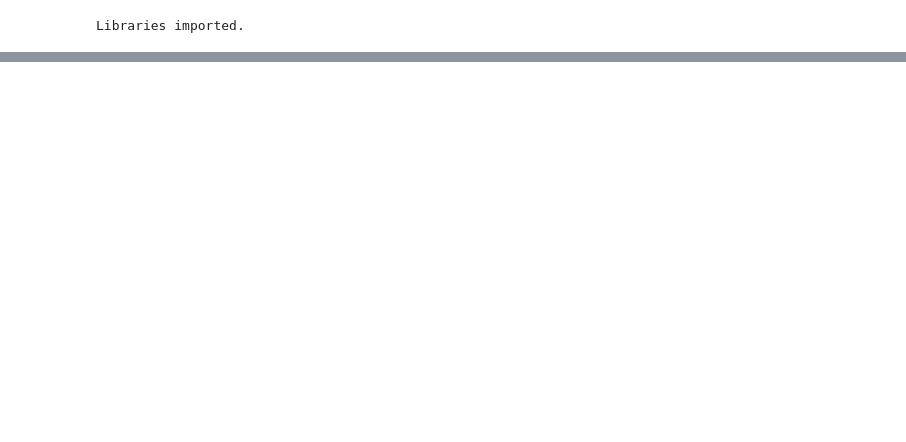
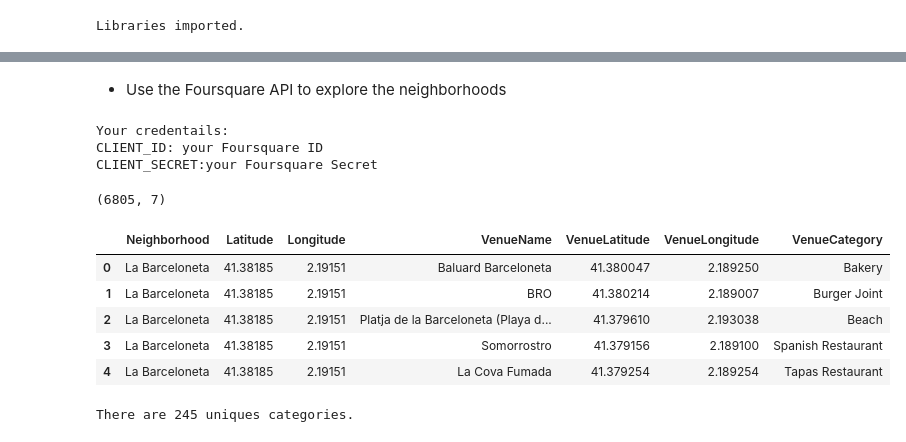
Before and after one commit to bidentity/Capstone_movilens, a Jupyter notebook: IBM_Coursera_Capstone.ipynb, the cells around one changed output, grey strips where cells are left out. Saved outputs shown, nothing was run; the diff lists cells and outputs as text; code cells hidden in the pictures; blank space fills up the shorter version.

```diff
--- a/IBM_Coursera_Capstone.ipynb
+++ b/IBM_Coursera_Capstone.ipynb
@@ -33,0 +205,70 @@ Libraries imported.
+# %% [markdown]
+* Use the Foursquare API to explore the neighborhoods
+# %%
+CLIENT_ID = 'your Foursquare ID' # your Foursquare ID
+CLIENT_SECRET = 'your Foursquare Secret' # your Foursquare Secret
+VERSION = '20180605' # Foursquare API version
+
+print('Your credentails:')
+print('CLIENT_ID: ' + CLIENT_ID)
+print('CLIENT_SECRET:' + CLIENT_SECRET)
+# %% [output]
+Your credentails:
+CLIENT_ID: your Foursquare ID
+CLIENT_SECRET:your Foursquare Secret
+# %%
+radius = 2000
+LIMIT = 100
+CLIENT_ID = 'X05YNJIZO4FRI42P2MNDWQOUMIAZJV4Z0SWA4LZQGKOKBGA4'
+CLIENT_SECRET = 'KDR1IOSQ2J5KVHVTVWIBXRWBKB5ZJILPGV5NJI03NZCRSQI0'
+
+venues = []
+
+for lat, long, neighborhood in zip(kl_df2['Latitude'], kl_df2['Longitude'], kl_df2['Neighborhood']):
+
+    # create the API request URL
+    url = "https://api.foursquare.com/v2/venues/explore?client_id={}&client_secret={}&v={}&ll={},{}&radius={}&limit={}".format(
+        CLIENT_ID,
+        CLIENT_SECRET,
+        VERSION,
+        lat,
+        long,
+        radius,
+        LIMIT)
+
+    # make the GET request
+    results = requests.get(url).json()["response"]['groups'][0]['items']
+
+    # return only relevant information for each nearby venue
+    for venue in results:
+        venues.append((
+            neighborhood,
+            lat,
+            long,
+            venue['venue']['name'],
+            venue['venue']['location']['lat'],
+            venue['venue']['location']['lng'],
+            venue['venue']['categories'][0]['name']))
+# %%
+# convert the venues list into a new DataFrame
+venues_df = pd.DataFrame(venues)
+
+# define the column names
+venues_df.columns = ['Neighborhood', 'Latitude', 'Longitude', 'VenueName', 'VenueLatitude', 'VenueLongitude', 'VenueCategory']
+
+print(venues_df.shape)
+venues_df.head()
+# %% [output]
+(6805, 7)
+|  | Neighborhood | Latitude | Longitude | VenueName | VenueLatitude | VenueLongitude | VenueCategory |
+| 0 | La Barceloneta | 41.38185 | 2.19151 | Baluard Barceloneta | 41.380047 | 2.189250 | Bakery |
+| 1 | La Barceloneta | 41.38185 | 2.19151 | BRO | 41.380214 | 2.189007 | Burger Joint |
+| 2 | La Barceloneta | 41.38185 | 2.19151 | Platja de la Barceloneta (Playa d... | 41.379610 | 2.193038 | Beach |
+| 3 | La Barceloneta | 41.38185 | 2.19151 | Somorrostro | 41.379156 | 2.189100 | Spanish Restaurant |
+| 4 | La Barceloneta | 41.38185 | 2.19151 | La Cova Fumada | 41.379254 | 2.189254 | Tapas Restaurant |
+# %%
+
+
+print('There are {} uniques categories.'.format(len(venues_df['VenueCategory'].unique())))
+# %% [output]
+There are 245 uniques categories.
```
Also changed, not shown: parts of 31 cells of this notebook.
